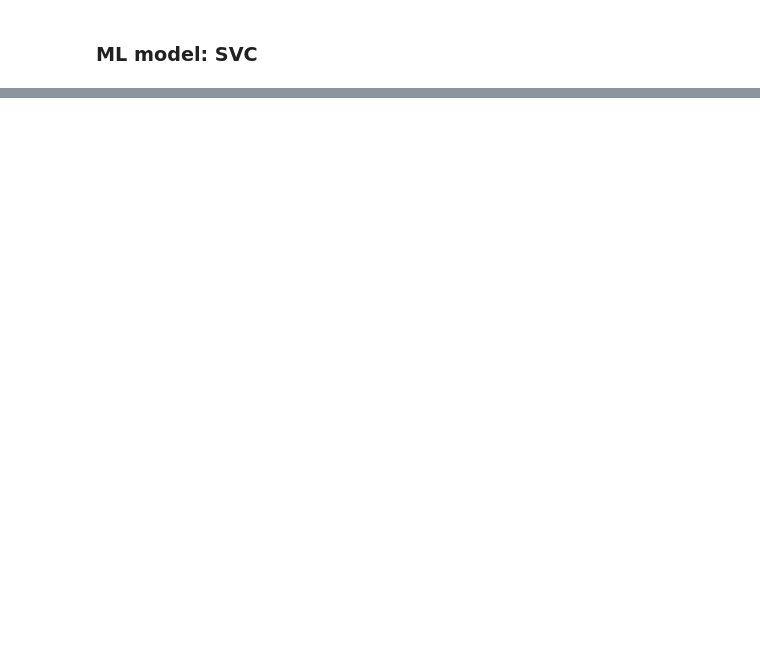
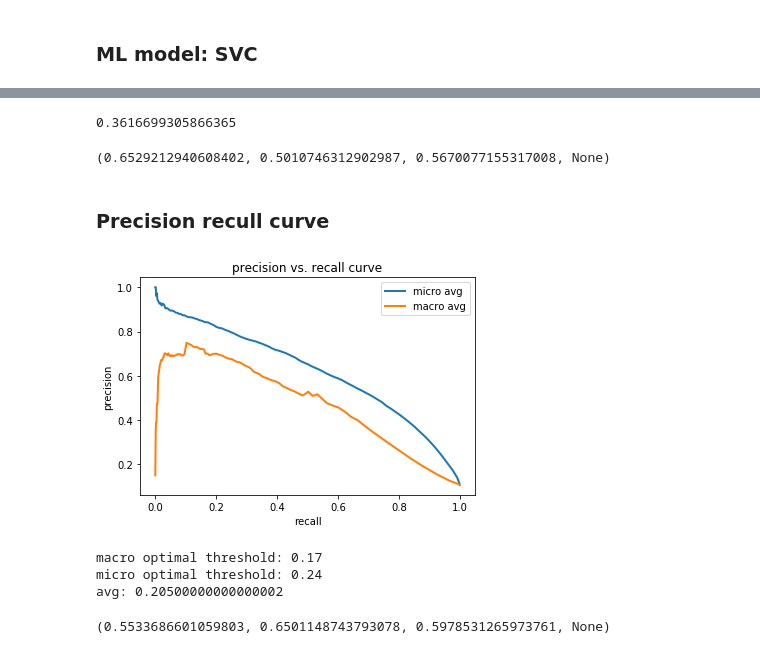
Before and after one commit to SudoHead/movie-classifier, a Jupyter notebook: notebooks/baseline_model.ipynb, the cells around one changed output, grey strips where cells are left out. Cells and saved outputs as stored; diff of their text form; code cells hidden in the pictures; blank space fills up the shorter version.

```diff
--- a/notebooks/baseline_model.ipynb
+++ b/notebooks/baseline_model.ipynb
@@ -127,0 +190,54 @@ precision_recall_fscore_support(y_val, y_pred, average='micro')
+# %%
+optimal_idx = np.argmax(tpr - fpr)
+optimal_threshold = thresh[optimal_idx]
+optimal_threshold
+# %% [output]
+0.3616699305866365
+# %%
+y_pred_new = np.where(y_pred_prob > optimal_threshold, 1, 0)
+
+precision_recall_fscore_support(y_test, y_pred_new, average='micro')
+# %% [output]
+(0.6529212940608402, 0.5010746312902987, 0.5670077155317008, None)
+# %% [markdown]
+### Precision recull curve
+# %%
+from sklearn.metrics import precision_recall_curve
+
+# precision, recall, thresholds = precision_recall_curve(y_test, y_pred_prob)
+step = 0.01
+prec = {'macro':{}, 'micro':{}}
+recall = {'macro':{}, 'micro':{}}
+f1 = {'macro':{}, 'micro':{}}
+thresholds = np.arange(0.0, 1.0, step)
+for t in thresholds:
+    pred_t = np.where(y_pred_prob >= t, 1, 0)
+    prec['micro'][t], recall['micro'][t], f1['micro'][t], _ = precision_recall_fscore_support(y_test, pred_t, average='micro')
+    prec['macro'][t], recall['macro'][t], f1['macro'][t], _ = precision_recall_fscore_support(y_test, pred_t, average='macro')
+# %%
+plt.plot(list(recall['micro'].values()), list(prec['micro'].values()), lw=2, label='micro avg')
+plt.plot(list(recall['macro'].values()), list(prec['macro'].values()), lw=2, label='macro avg')
+
+plt.xlabel("recall")
+plt.ylabel("precision")
+plt.legend(loc="best")
+plt.title("precision vs. recall curve")
+plt.show()
+# %% [output]
+[figure, added]
+# %%
+optimal_idx_macro = np.argmax(list(f1['macro'].values()))
+optimal_idx_micro = np.argmax(list(f1['micro'].values()))
+print('macro optimal threshold:', thresholds[optimal_idx_macro])
+print('micro optimal threshold:', thresholds[optimal_idx_micro])
+print('avg:', (thresholds[optimal_idx_macro] + thresholds[optimal_idx_micro])/2)
+# %% [output]
+macro optimal threshold: 0.17
+micro optimal threshold: 0.24
+avg: 0.20500000000000002
+# %%
+y_pred_new = np.where(y_pred_prob > thresholds[optimal_idx_micro], 1, 0)
+
+precision_recall_fscore_support(y_test, y_pred_new, average='micro')
+# %% [output]
+(0.5533686601059803, 0.6501148743793078, 0.5978531265973761, None)
```
Also changed, not shown: parts of 18 cells of this notebook, 7 other files.
